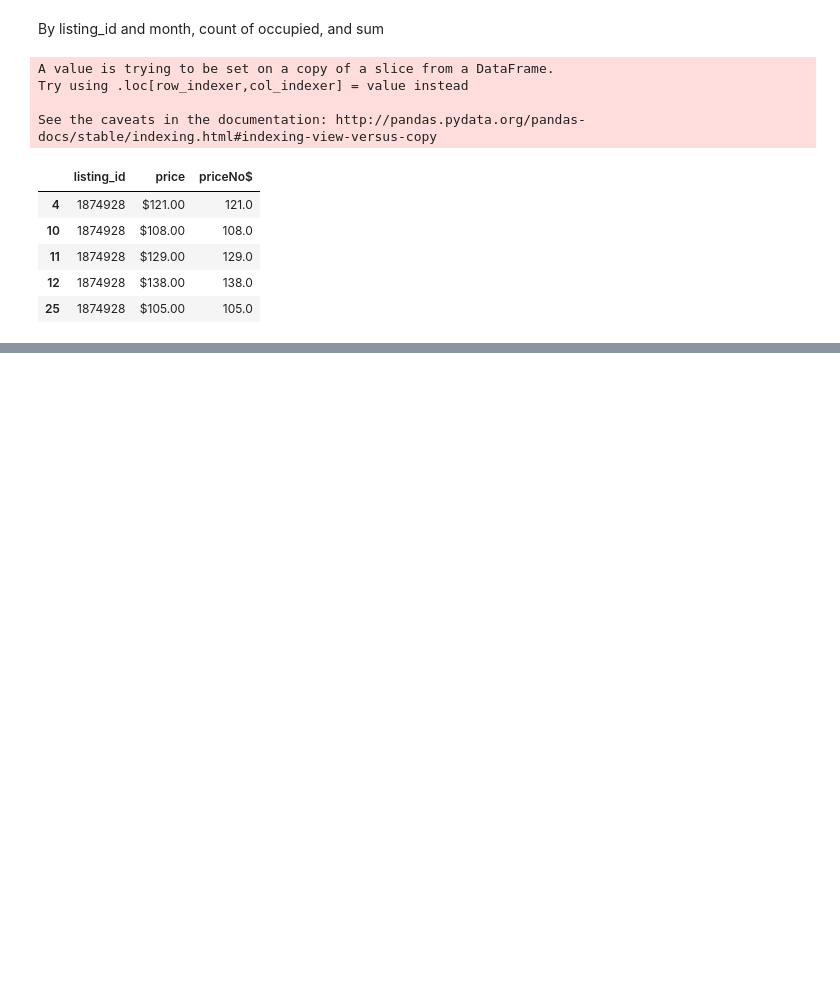
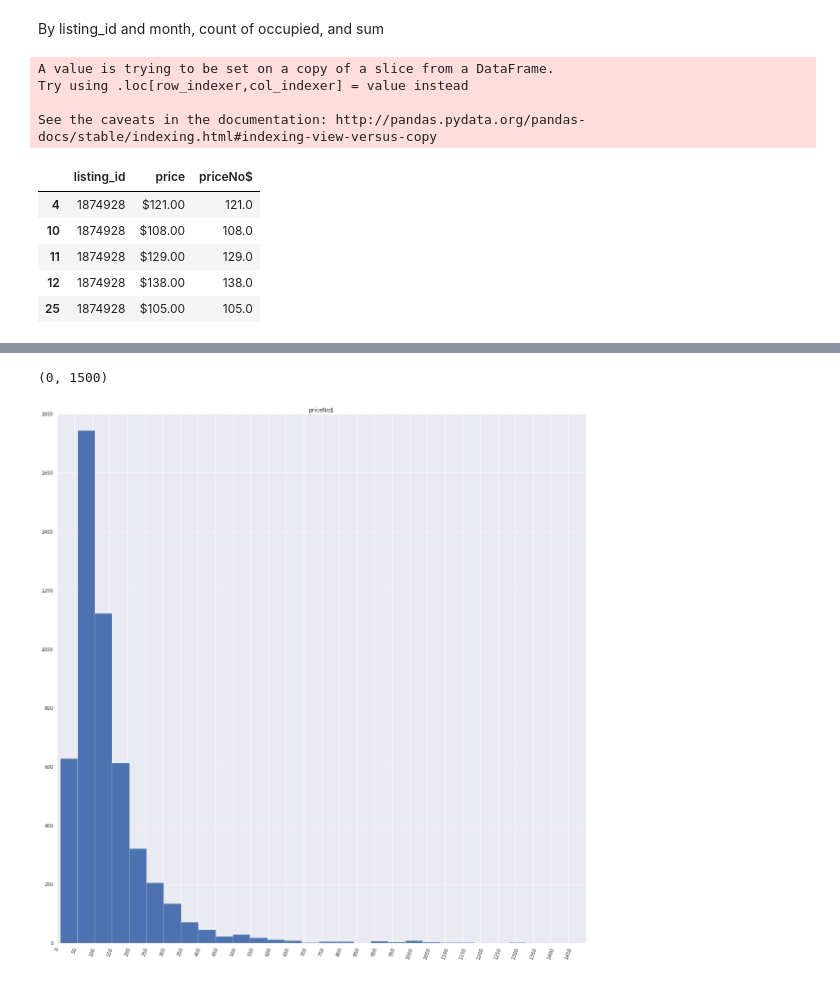
Before and after one commit to Aycrazy/ML_Project, a Jupyter notebook: cal_explore.ipynb, the cells around one changed output, grey strips where cells are left out. Drawn from its saved outputs; the diff is of its cells as text; code cells hidden in the pictures; blank space fills up the shorter version.

Commit message:
added hist

```diff
--- a/cal_explore.ipynb
+++ b/cal_explore.ipynb
@@ -188,0 +185,9 @@ ax.set_xticklabels(, rot=80)
+# %%
+
+
+small.groupby('listing_id').mean().hist(bins=100, figsize=(20,20))
+plt.xticks(range(0,1500,50), rotation=70)
+plt.xlim(0,1500,25)
+# %% [output]
+(0, 1500)
+[figure, added]
```
Also changed, not shown: parts of 4 cells of this notebook.
